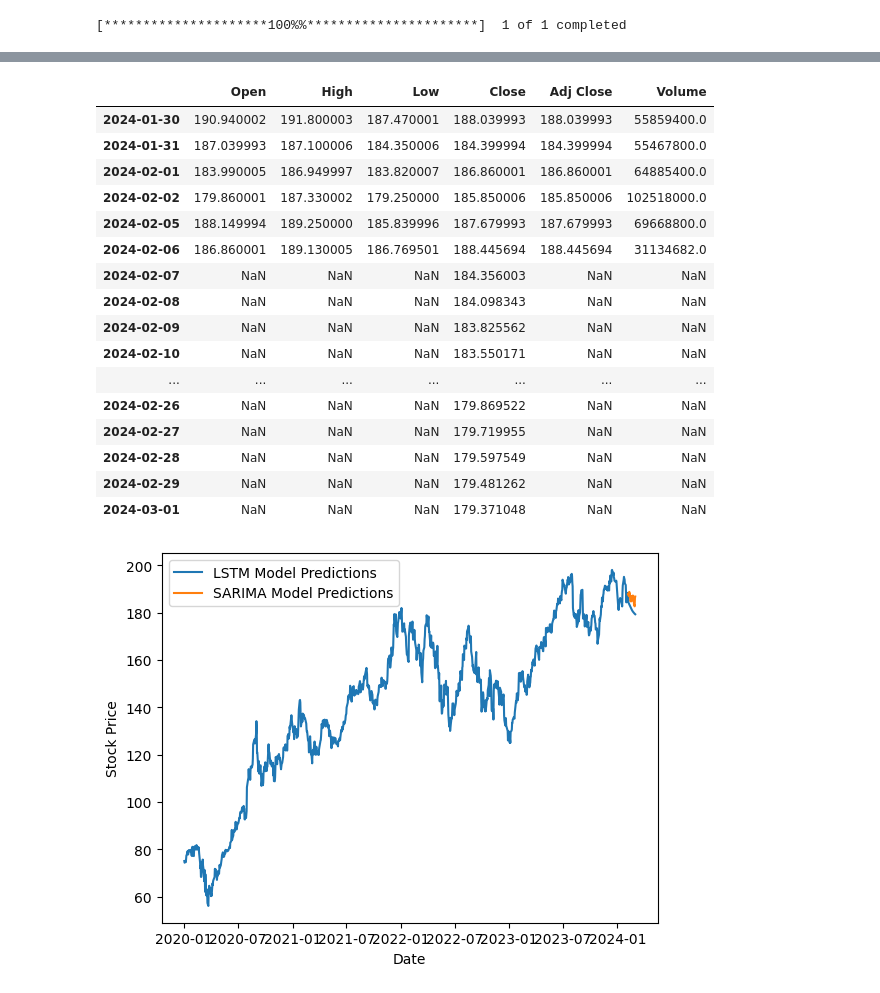
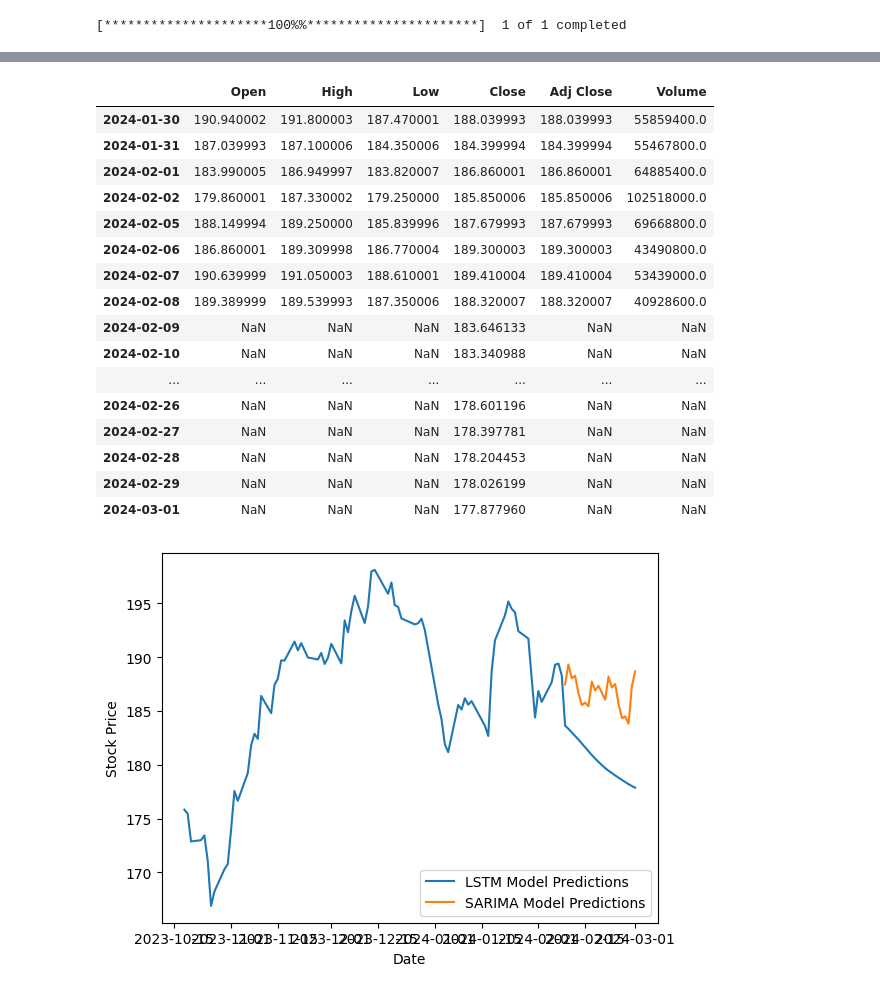
Before and after one commit to readingshapes/stock_forecasting, a Jupyter notebook: combo.ipynb, the cells around one changed output, grey strips where cells are left out. Cells and saved outputs as stored; diff of their text form; code cells hidden in the pictures.

```diff
--- a/combo.ipynb
+++ b/combo.ipynb
@@ -46,6 +46,6 @@ To enable the following instructions: AVX2 FMA, in other operations, rebuild Ten
 # %%
 apple_ticker = yf.Ticker("AAPL")
-apple_data = yf.download("AAPL", start = '2020-01-01', interval = '1d')
+apple_data = yf.download("AAPL", start = '2010-01-01', interval = '1d')
 apple_df = ss.retype(apple_data)
 
 apple_data[['stochrsi', 'macd', 'mfi']] = apple_df[['stochrsi', 'macd', 'mfi']]
@@ -267,12 +267,12 @@ def create_model(X, Y, df, data, train_test_slice, scaler):
     # randomly sets 20% of inputs to 0 to prevent overfitting
     model.add(Dropout(0.2))
     # create a connected layer with 25 output units
-    model.add(Dense(20, activation='elu'))
+    model.add(Dense(20, activation='linear'))
     model.add(Dropout(0.2))
     # create a connected layer with 10 output units
-    model.add(Dense(10))
+    model.add(Dense(10, activation='linear'))
     # create a connected layer with 1 output unit
-    model.add(Dense(1))
+    model.add(Dense(1, activation='linear'))
 
     # optimize model using stochastic gradient descent to train model
     # SGD
@@ -428,28 +424,28 @@ test_lstm.tail(30)
 | 2024-02-01 | 183.990005 | 186.949997 | 183.820007 | 186.860001 | 186.860001 | 64885400.0 |
 | 2024-02-02 | 179.860001 | 187.330002 | 179.250000 | 185.850006 | 185.850006 | 102518000.0 |
 | 2024-02-05 | 188.149994 | 189.250000 | 185.839996 | 187.679993 | 187.679993 | 69668800.0 |
-| 2024-02-06 | 186.860001 | 189.130005 | 186.769501 | 188.445694 | 188.445694 | 31134682.0 |
-| 2024-02-07 | NaN | NaN | NaN | 184.356003 | NaN | NaN |
-| 2024-02-08 | NaN | NaN | NaN | 184.098343 | NaN | NaN |
-| 2024-02-09 | NaN | NaN | NaN | 183.825562 | NaN | NaN |
-| 2024-02-10 | NaN | NaN | NaN | 183.550171 | NaN | NaN |
+| 2024-02-06 | 186.860001 | 189.309998 | 186.770004 | 189.300003 | 189.300003 | 43490800.0 |
+| 2024-02-07 | 190.639999 | 191.050003 | 188.610001 | 189.410004 | 189.410004 | 53439000.0 |
+| 2024-02-08 | 189.389999 | 189.539993 | 187.350006 | 188.320007 | 188.320007 | 40928600.0 |
+| 2024-02-09 | NaN | NaN | NaN | 183.646133 | NaN | NaN |
+| 2024-02-10 | NaN | NaN | NaN | 183.340988 | NaN | NaN |
 | ... | ... | ... | ... | ... | ... | ... |
-| 2024-02-26 | NaN | NaN | NaN | 179.869522 | NaN | NaN |
-| 2024-02-27 | NaN | NaN | NaN | 179.719955 | NaN | NaN |
-| 2024-02-28 | NaN | NaN | NaN | 179.597549 | NaN | NaN |
-| 2024-02-29 | NaN | NaN | NaN | 179.481262 | NaN | NaN |
-| 2024-03-01 | NaN | NaN | NaN | 179.371048 | NaN | NaN |
+| 2024-02-26 | NaN | NaN | NaN | 178.601196 | NaN | NaN |
+| 2024-02-27 | NaN | NaN | NaN | 178.397781 | NaN | NaN |
+| 2024-02-28 | NaN | NaN | NaN | 178.204453 | NaN | NaN |
+| 2024-02-29 | NaN | NaN | NaN | 178.026199 | NaN | NaN |
+| 2024-03-01 | NaN | NaN | NaN | 177.877960 | NaN | NaN |
 # %%
 import matplotlib.pyplot as graph
-graph.plot(test_lstm["Close"], label = "LSTM Model Predictions")
-graph.plot(test["Prediction"], label = "SARIMA Model Predictions")
+graph.plot(test_lstm["Close"][-100:], label = "LSTM Model Predictions")
+graph.plot(test["Prediction"][-100:], label = "SARIMA Model Predictions")
 graph.xlabel('Date')
 graph.ylabel('Stock Price')
 graph.legend()
 graph.savefig('test.png')
 graph.show()
 # %% [output]
-[figure, old version]
+[figure, new version]
 # %%
 def forecasting(model, df, forecast_date):
     # Forecast
```
Also changed, not shown: parts of 15 cells of this notebook, 1 other file.
